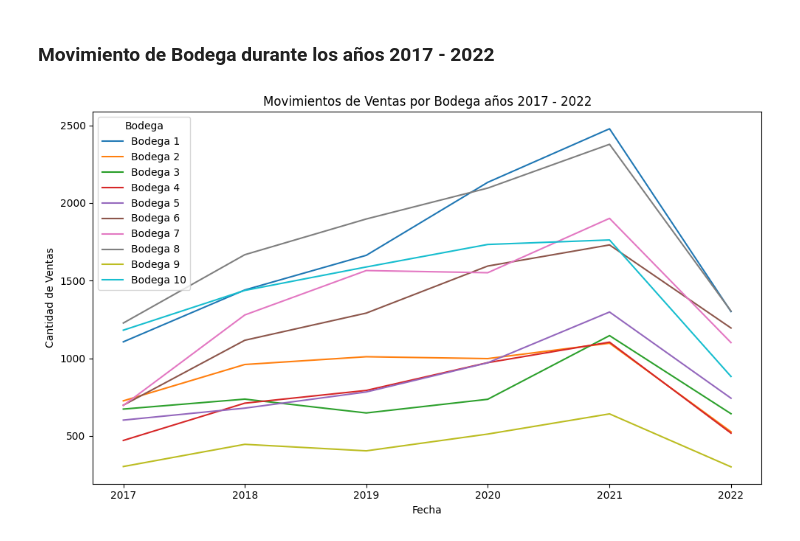
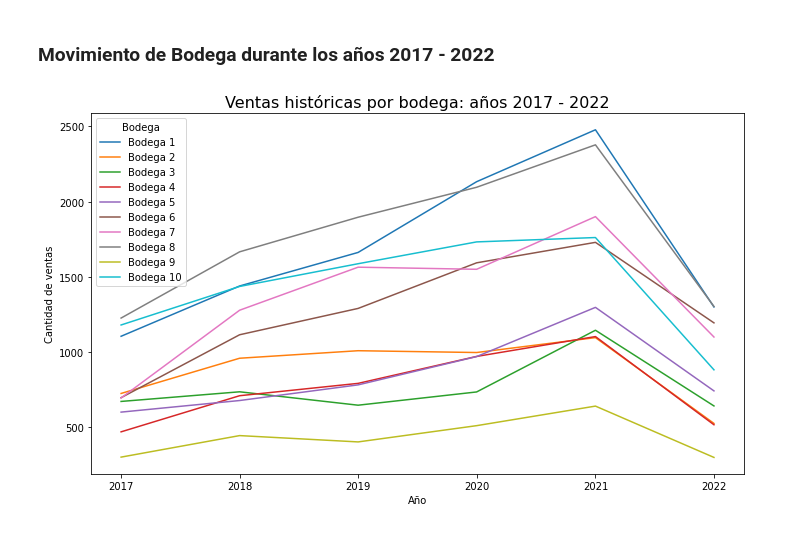
Before and after one commit to javieragebhardt/Optimizacion-Bodegas-G16, a Jupyter notebook: Analisis_Datos_Bodega.ipynb, the cells around one changed output. Drawn from its saved outputs; the diff is of its cells as text; code cells hidden in the pictures.

Commit message:
Cambios menores al gráfico de movimientos de venta

```diff
--- a/Analisis_Datos_Bodega.ipynb
+++ b/Analisis_Datos_Bodega.ipynb
@@ -469,19 +471,19 @@ plt.show()
 # %%
 ventas_df['Fecha'] = pd.to_datetime(ventas_df['Fecha'])
 # Crear un DataFrame que contenga las fechas, bodegas y cantidades por fecha
 movimientos_bodegas = ventas_df.groupby([ventas_df['Fecha'].dt.to_period('Y'), 'ID Bodega Despacho'])['ID Cliente'].count().unstack()
 
 # Crear el gráfico de línea para cada bodega
 plt.figure(figsize=(10, 6))
 for bodega in movimientos_bodegas.columns:
     plt.plot(movimientos_bodegas.index.to_timestamp(), movimientos_bodegas[bodega], label=f'Bodega {bodega}')
 
-plt.title('Movimientos de Ventas por Bodega años 2017 - 2022')
-plt.xlabel('Fecha')
-plt.ylabel('Cantidad de Ventas')
+plt.title('Ventas históricas por bodega: años 2017 - 2022', fontsize=16)
+plt.xlabel('Año')
+plt.ylabel('Cantidad de ventas')
 plt.legend(title='Bodega')
 plt.tight_layout()
 
 plt.show()
 # %% [output]
-[figure, old version]
+[figure, new version]
```
Also changed, not shown: parts of 4 cells of this notebook.
